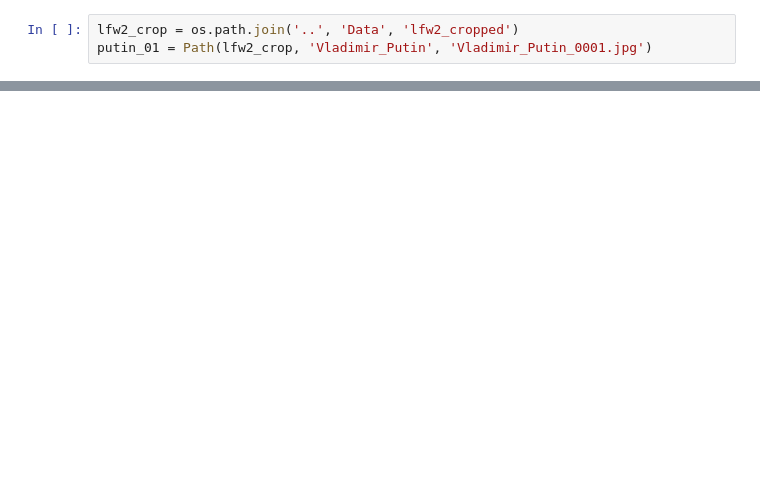
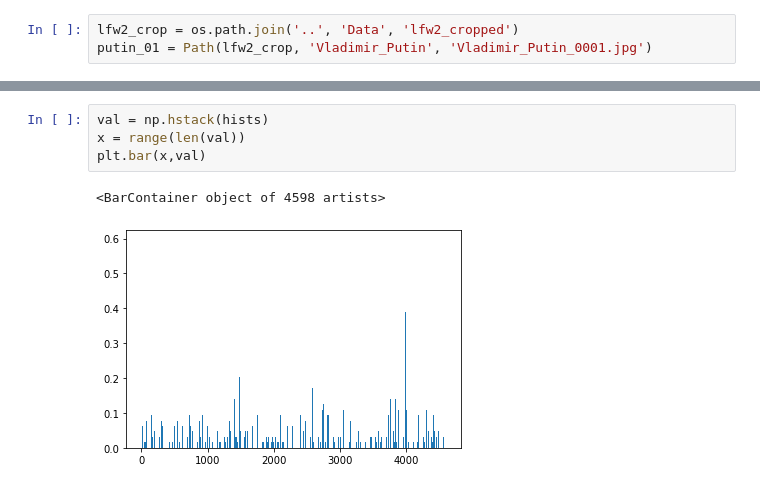
Before and after one commit to bkemmer/custom_cnn, a Jupyter notebook: notebooks/LBP.ipynb, the cells around one changed output, grey strips where cells are left out. Drawn from its saved outputs; the diff is of its cells as text; blank space fills up the shorter version.

```diff
--- a/notebooks/LBP.ipynb
+++ b/notebooks/LBP.ipynb
@@ -51,0 +88,7 @@ array([[7., 7., 7., ..., 7., 7., 7.],
+# %%
+val = np.hstack(hists)
+x = range(len(val))
+plt.bar(x,val)
+# %% [output]
+<BarContainer object of 4598 artists>
+[figure, added]
```
Also changed, not shown: parts of 41 cells of this notebook, 28 other files.
